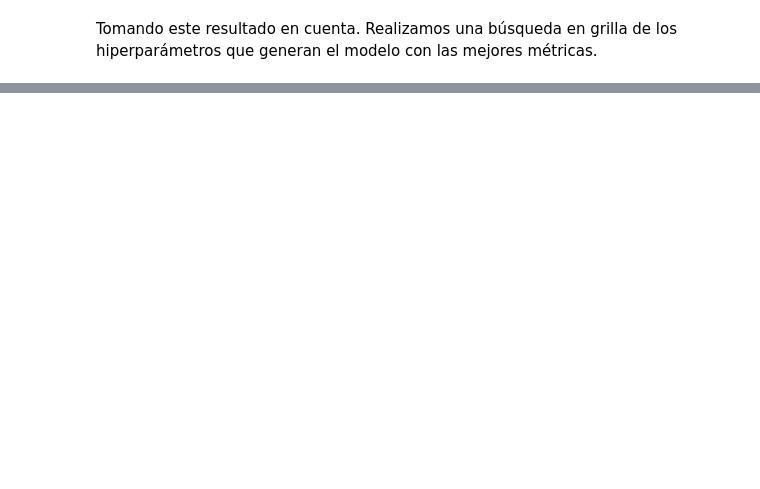
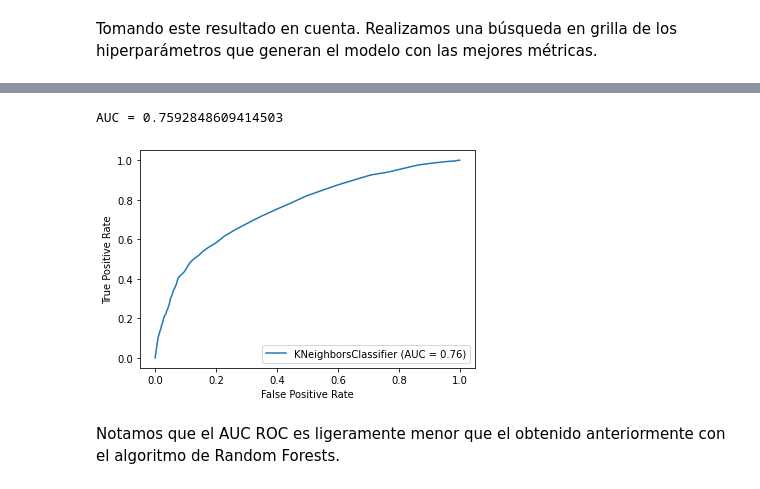
Before and after one commit to christopherfr/trabajofinalml, a Jupyter notebook: Trabajo_final_ML.ipynb, the cells around one changed output, grey strips where cells are left out. Cells and saved outputs as stored; diff of their text form; code cells hidden in the pictures; blank space fills up the shorter version.

```diff
--- a/Trabajo_final_ML.ipynb
+++ b/Trabajo_final_ML.ipynb
@@ -718,0 +739,17 @@ grid_knn = GridSearchCV(estimator = d_knn,
+# %%
+n_neighbors = [int(x) for x in np.linspace(knn_grid1.best_params_['n_neighbors'] - 20, knn_grid1.best_params_['n_neighbors'] + 20, 10, endpoint = True)]
+weights = ['uniform']
+p = [1,2]
+
+knn_grid2 = {'n_neighbors': n_neighbors,
+            'weights': weights,
+            'p': p}
+
+print('Los valores a probar en la búsqueda en grilla son:')
+pprint(knn_grid2)
+
+print('\nEntrenaremos',
+      len(knn_grid2['n_neighbors']) *
+      len(knn_grid2['weights']) *
+      len(knn_grid2['p']),
+      'modelos en total.')
@@ -718,0 +765,11 @@ grid_knn = GridSearchCV(estimator = d_knn,
+# %%
+with tf.device('/device:GPU:0'):
+  knn_grid2 = GridSearchCV(estimator = d_knn,
+                            param_grid = knn_grid2,
+                            cv = skf,
+                            scoring = ['accuracy','f1','roc_auc'],
+                            refit = 'roc_auc',
+                            return_train_score = True,
+                            verbose = 2,
+                            n_jobs = -1)
+  knn_grid2.fit(X_train_scaled, y_train)
@@ -718,0 +793,9 @@ grid_knn = GridSearchCV(estimator = d_knn,
+# %%
+knn_grid2_best = knn_grid2.best_estimator_
+
+print('Los hiperparámetros del mejor modelo son:')
+pprint(knn_grid2.best_params_)
+print()
+
+print('El área bajo la curva ROC luego de búsqueda en grilla en entrenamiento (80% dataset):', knn_grid2_best.score(X_train_scaled, y_train))
+print('El área bajo la curva ROC luego de búsqueda en grilla en validación (20% dataset):', knn_grid2_best.score(X_test_scaled, y_test))
@@ -718,0 +818,12 @@ grid_knn = GridSearchCV(estimator = d_knn,
+# %%
+y_pred_val = knn_grid2_best.predict_proba(X_test_scaled)[:,1]
+auc_roc = roc_auc_score(y_test, y_pred_val)
+print('AUC =', auc_roc)
+
+plot_roc_curve(knn_grid2_best, X_test_scaled, y_test)
+plt.show()
+# %% [output]
+AUC = 0.7592848609414503
+[figure, added]
+# %% [markdown]
+Notamos que el AUC ROC es ligeramente menor que el obtenido anteriormente con el algoritmo de Random Forests.
```
Also changed, not shown: parts of 16 cells of this notebook.
